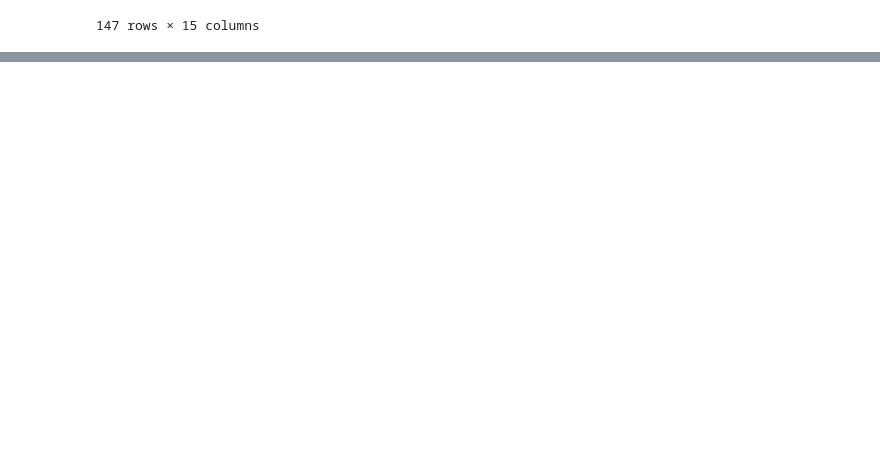
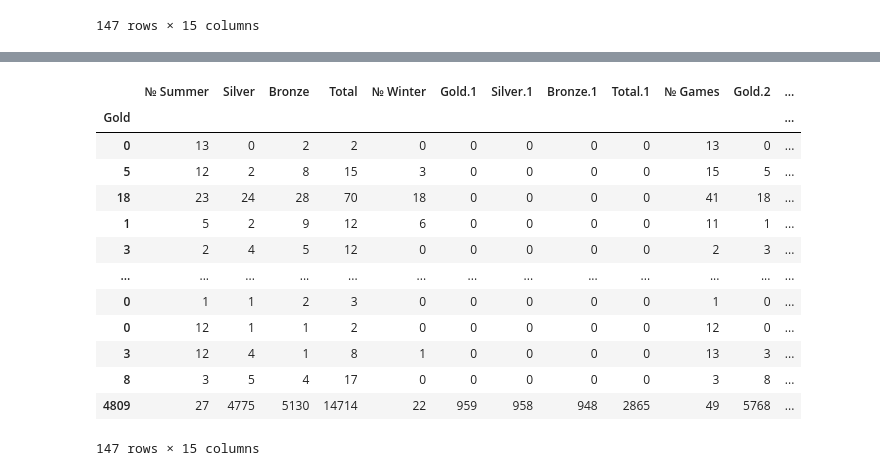
Before and after one commit to rktirtho/Applied-Data-Science-with-Python, a Jupyter notebook: Module-1/Week-1.ipynb, the cells around one changed output, grey strips where cells are left out. Saved outputs shown, nothing was run; the diff lists cells and outputs as text; code cells hidden in the pictures; blank space fills up the shorter version.

```diff
--- a/Module-1/Week-1.ipynb
+++ b/Module-1/Week-1.ipynb
@@ -891,3 +891,5 @@ df
 | Mixed team (ZZX) [ZZX] | 3 | 8 | 5 | 4 | 17 | 0 | 0 | 0 | 0 | 0 | 3 | ... |
 | Totals | 27 | 4809 | 4775 | 5130 | 14714 | 22 | 959 | 958 | 948 | 2865 | 49 | ... |
 147 rows × 15 columns
+# %%
+df['country'] = df.index
@@ -893,0 +911,17 @@ df
+# %%
+df
+# %% [output]
+|  | № Summer | Silver | Bronze | Total | № Winter | Gold.1 | Silver.1 | Bronze.1 | Total.1 | № Games | Gold.2 | ... |
+| Gold |  |  |  |  |  |  |  |  |  |  |  | ... |
+| 0 | 13 | 0 | 2 | 2 | 0 | 0 | 0 | 0 | 0 | 13 | 0 | ... |
+| 5 | 12 | 2 | 8 | 15 | 3 | 0 | 0 | 0 | 0 | 15 | 5 | ... |
+| 18 | 23 | 24 | 28 | 70 | 18 | 0 | 0 | 0 | 0 | 41 | 18 | ... |
+| 1 | 5 | 2 | 9 | 12 | 6 | 0 | 0 | 0 | 0 | 11 | 1 | ... |
+| 3 | 2 | 4 | 5 | 12 | 0 | 0 | 0 | 0 | 0 | 2 | 3 | ... |
+| ... | ... | ... | ... | ... | ... | ... | ... | ... | ... | ... | ... | ... |
+| 0 | 1 | 1 | 2 | 3 | 0 | 0 | 0 | 0 | 0 | 1 | 0 | ... |
+| 0 | 12 | 1 | 1 | 2 | 0 | 0 | 0 | 0 | 0 | 12 | 0 | ... |
+| 3 | 12 | 4 | 1 | 8 | 1 | 0 | 0 | 0 | 0 | 13 | 3 | ... |
+| 8 | 3 | 5 | 4 | 17 | 0 | 0 | 0 | 0 | 0 | 3 | 8 | ... |
+| 4809 | 27 | 4775 | 5130 | 14714 | 22 | 959 | 958 | 948 | 2865 | 49 | 5768 | ... |
+147 rows × 15 columns
```
Also changed, not shown: parts of 3 cells of this notebook, 2 other files.
